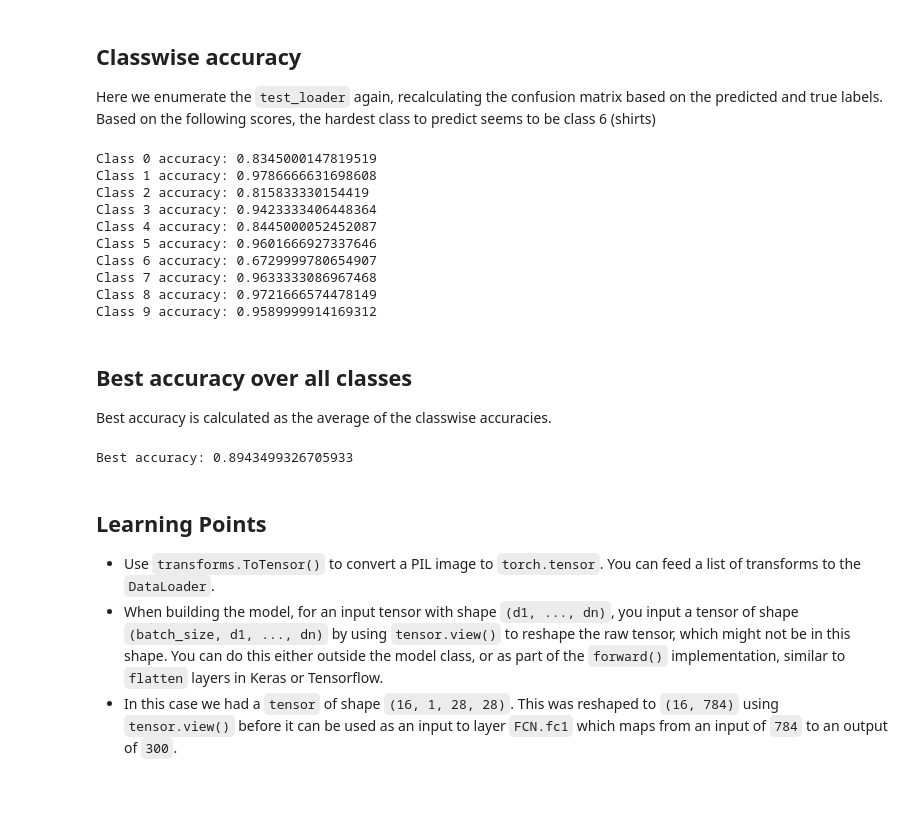
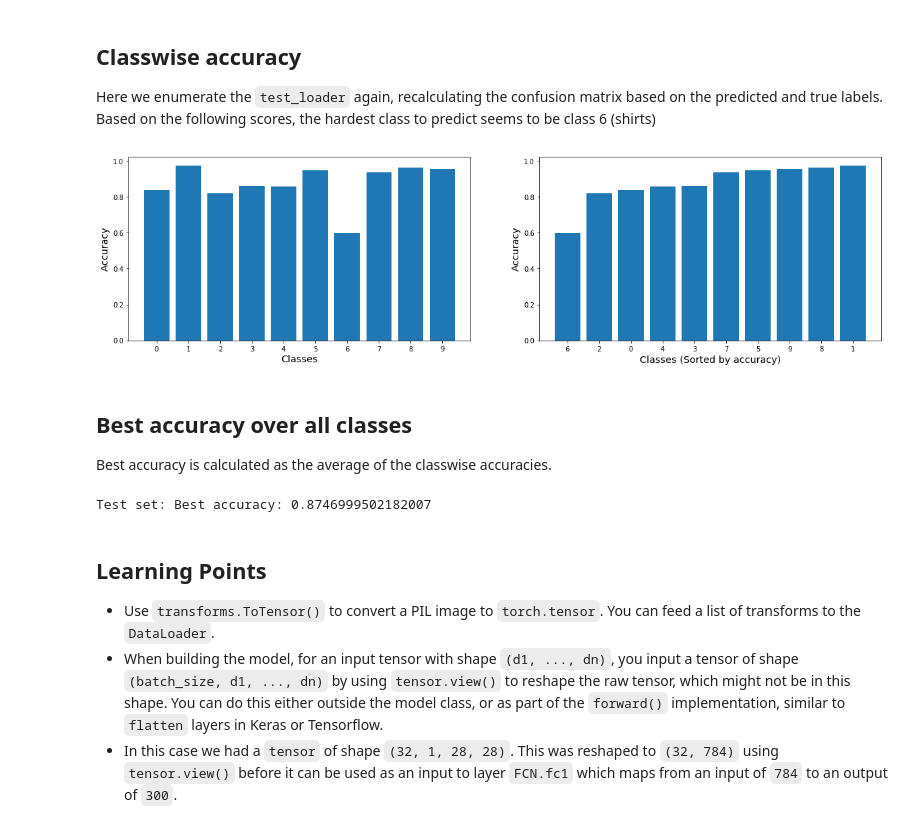
Before and after one commit to joel-huang/deep-learning-theory-practice, a Jupyter notebook: hw3-coding-fcn/fcn.ipynb, the cells around one changed output. Drawn from its saved outputs; the diff is of its cells as text; code cells hidden in the pictures; blank space fills up the shorter version.

```diff
--- a/hw3-coding-fcn/fcn.ipynb
+++ b/hw3-coding-fcn/fcn.ipynb
@@ -144,44 +144,21 @@ plt.show()
 ## Classwise accuracy
 
 Here we enumerate the `test_loader` again, recalculating the confusion matrix based on the predicted and true labels. Based on the following scores, the hardest class to predict seems to be class 6 (shirts)
-# %%
-num_classes = 10
-confusion_matrix = torch.zeros(num_classes, num_classes)
-
-with torch.no_grad():
-    for i, (inputs, classes) in enumerate(test_loader):
-        inputs = inputs.to(device)
-        classes = classes.to(device)
-        outputs = model(inputs)
-        _, preds = torch.max(outputs, 1)
-        for t, p in zip(classes.view(-1), preds.view(-1)):
-                confusion_matrix[t.long(), p.long()] += 1
-
-classwise_accuracies = confusion_matrix.diag()/confusion_matrix.sum(1)
-for i in range(len(classwise_accuracies)):
-    print("Class {} accuracy: {}".format(i, classwise_accuracies[i]))
-# %% [output]
-Class 0 accuracy: 0.8345000147819519
-Class 1 accuracy: 0.9786666631698608
-Class 2 accuracy: 0.815833330154419
-Class 3 accuracy: 0.9423333406448364
-Class 4 accuracy: 0.8445000052452087
-Class 5 accuracy: 0.9601666927337646
-Class 6 accuracy: 0.6729999780654907
-Class 7 accuracy: 0.9633333086967468
-Class 8 accuracy: 0.9721666574478149
-Class 9 accuracy: 0.9589999914169312
+# %%
+plot_classwise_accuracies(classwise_accuracies)
+# %% [output]
+[figure, added]
 # %% [markdown]
 ## Best accuracy over all classes
 
 Best accuracy is calculated as the average of the classwise accuracies.
 # %%
-best_accuracy = np.average(classwise_accuracies)
-print("Best accuracy: {}".format(best_accuracy))
+best_accuracy = torch.mean(classwise_accuracies)
+print('Test set: Best accuracy: {}'.format(best_accuracy))
 # %% [output]
-Best accuracy: 0.8943499326705933
+Test set: Best accuracy: 0.8746999502182007
 # %% [markdown]
 ## Learning Points
 * Use `transforms.ToTensor()` to convert a PIL image to `torch.tensor`. You can feed a list of transforms to the `DataLoader`.
 * When building the model, for an input tensor with shape `(d1, ..., dn)`, you input a tensor of shape `(batch_size, d1, ..., dn)` by using `tensor.view()` to reshape the raw tensor, which might not be in this shape. You can do this either outside the model class, or as part of the `forward()` implementation, similar to `flatten` layers in Keras or Tensorflow.
- * In this case we had a `tensor` of shape `(16, 1, 28, 28)`. This was reshaped to `(16, 784)` using `tensor.view()` before it can be used as an input to layer `FCN.fc1` which maps from an input of `784` to an output of `300`.
+ * In this case we had a `tensor` of shape `(32, 1, 28, 28)`. This was reshaped to `(32, 784)` using `tensor.view()` before it can be used as an input to layer `FCN.fc1` which maps from an input of `784` to an output of `300`.
```
Also changed, not shown: parts of 9 cells of this notebook, 12 other files.
